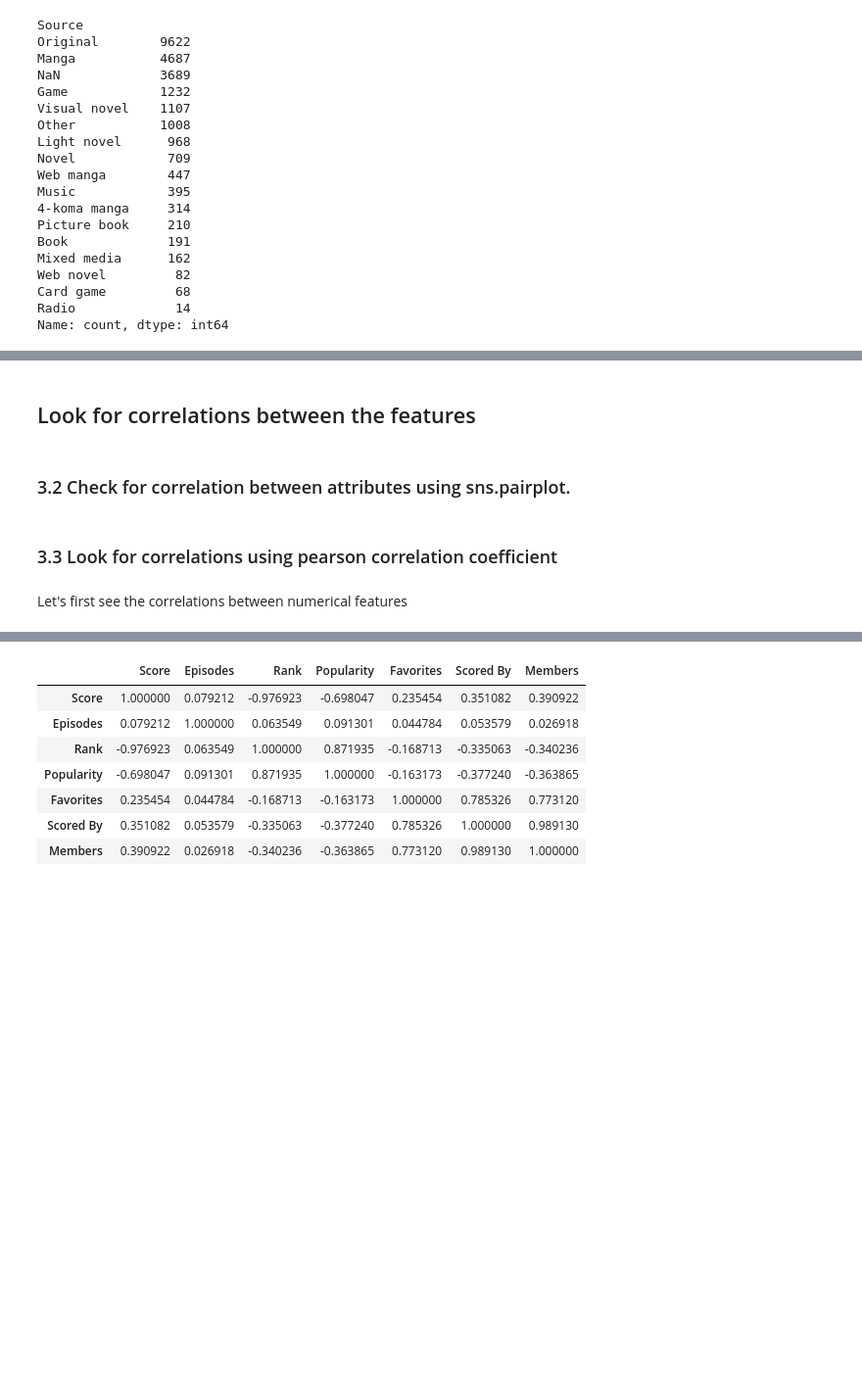
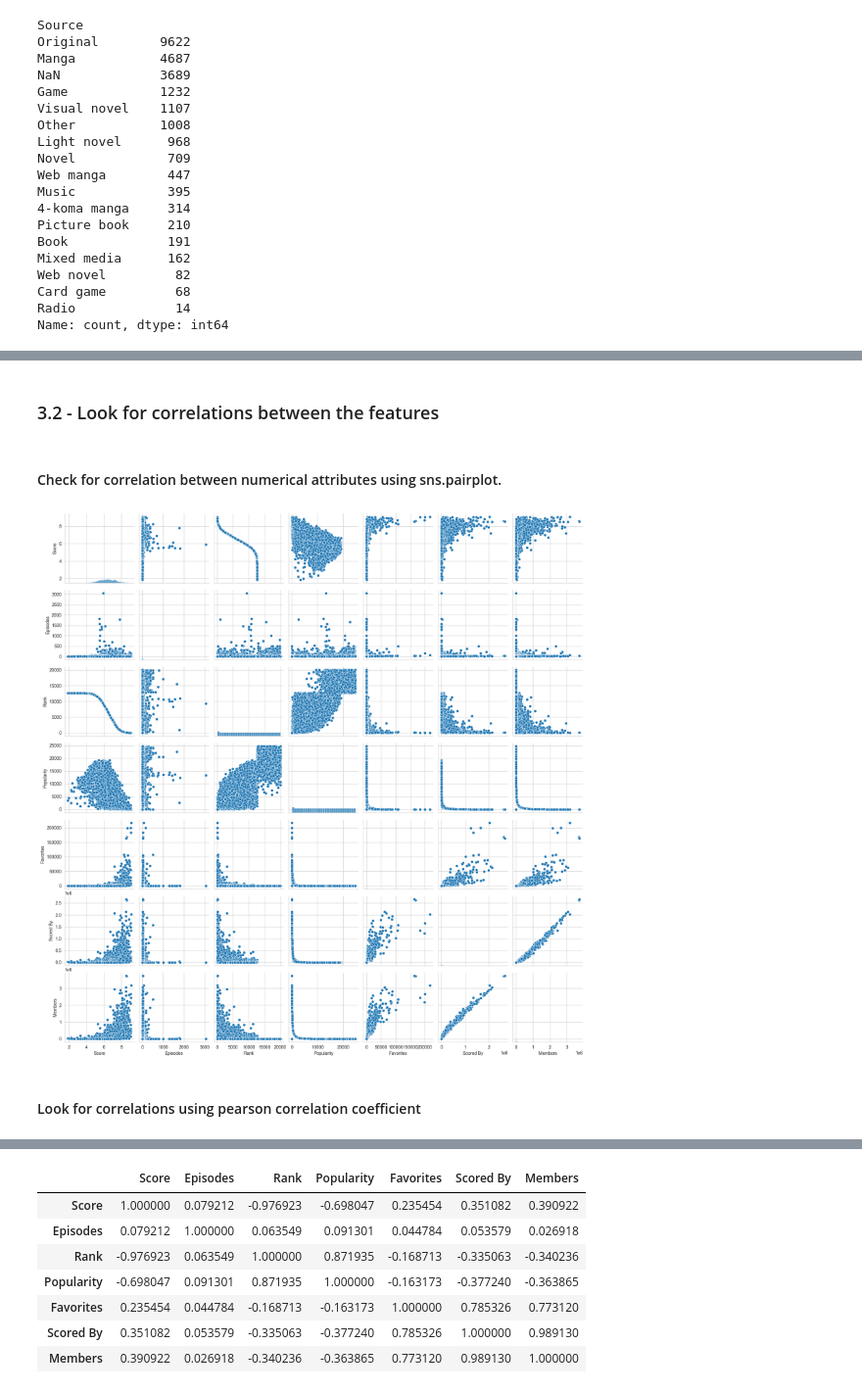
Before and after one commit to Threegoldsqwq/Machine_Learning_Anime_Recommendation, a Jupyter notebook: Animes_Analysis.ipynb, the cells around one changed output, grey strips where cells are left out. Shown at 98% size. Cells and saved outputs as stored; diff of their text form; code cells hidden in the pictures; blank space fills up the shorter version.

```diff
--- a/Animes_Analysis.ipynb
+++ b/Animes_Analysis.ipynb
@@ -374,11 +383,12 @@ plt.show()
 # %% [markdown]
-## Look for correlations between the features
+### 3.2 - Look for correlations between the features
 # %% [markdown]
-### 3.2 Check for correlation between attributes using sns.pairplot.
+#### Check for correlation between numerical attributes using sns.pairplot.
 # %%
 # Check for correlation between attributes using sns.pairplot.
-#sns.pairplot(animes) run this later (too slow)
+sns.pairplot(animes)
+plt.show()
+# %% [output]
+[figure, added]
 # %% [markdown]
-### 3.3 Look for correlations using pearson correlation coefficient
+#### Look for correlations using pearson correlation coefficient
-# %% [markdown]
-Let's first see the correlations between numerical features
```
Also changed, not shown: parts of 65 cells of this notebook.
